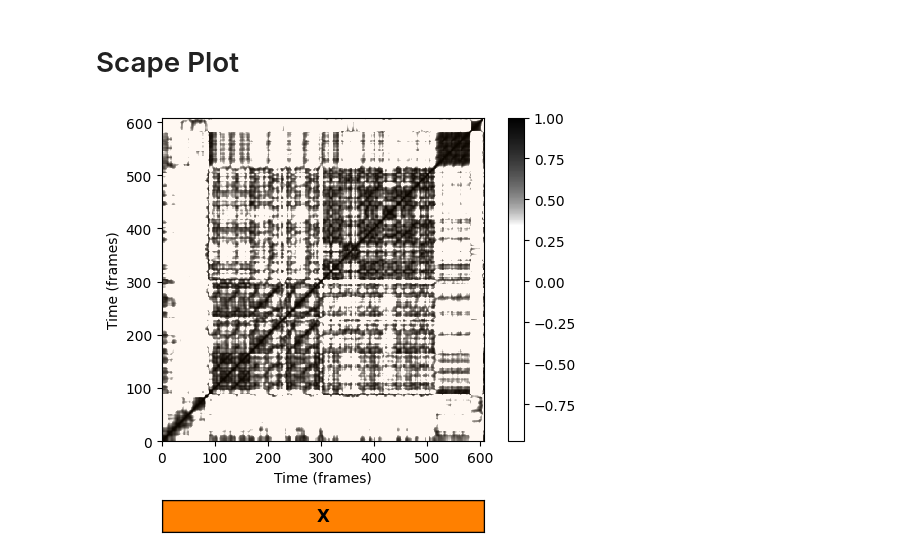
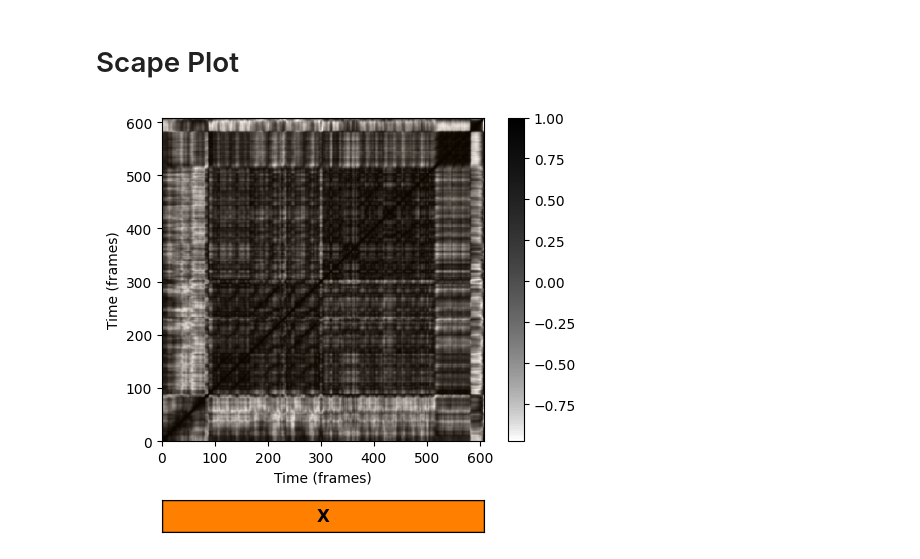
Before and after one commit to Dhracyr/MPA_SSM_and_ScapePlot_C4, a Jupyter notebook: Pipeline.ipynb, the cells around one changed output. Cells and saved outputs as stored; diff of their text form; code cells hidden in the pictures.

```diff
--- a/Pipeline.ipynb
+++ b/Pipeline.ipynb
@@ -707,11 +707,12 @@ NameError: name 'colormap_penalty' is not defined
 # %% [markdown]
 # Scape Plot
 # %%
+penalty = 0
 cmap_penalty = libfmp.c4.colormap_penalty(penalty=penalty)
 fig, ax, im = libfmp.c4.plot_ssm_ann(S, ann_frames, Fs=1, color_ann=color_ann, cmap=cmap_penalty,
                        xlabel='Time (frames)', ylabel='Time (frames)')
 # %% [output]
-[figure, old version]
+[figure, new version]
 # %%
 # @jit(nopython=True)
 def compute_fitness_scape_plot(S):
```
Also changed, not shown: parts of 2 cells of this notebook, 9 other files.
